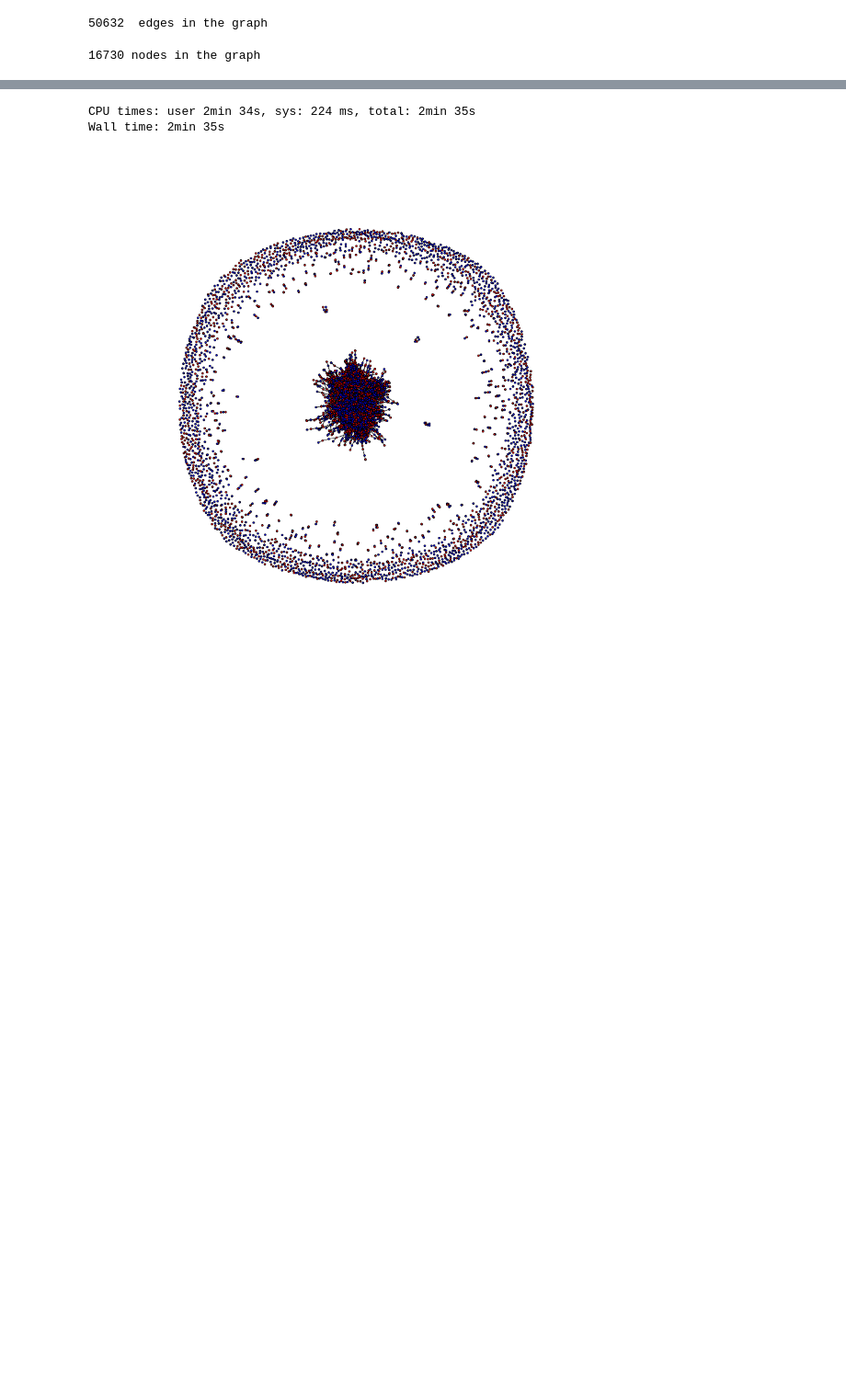
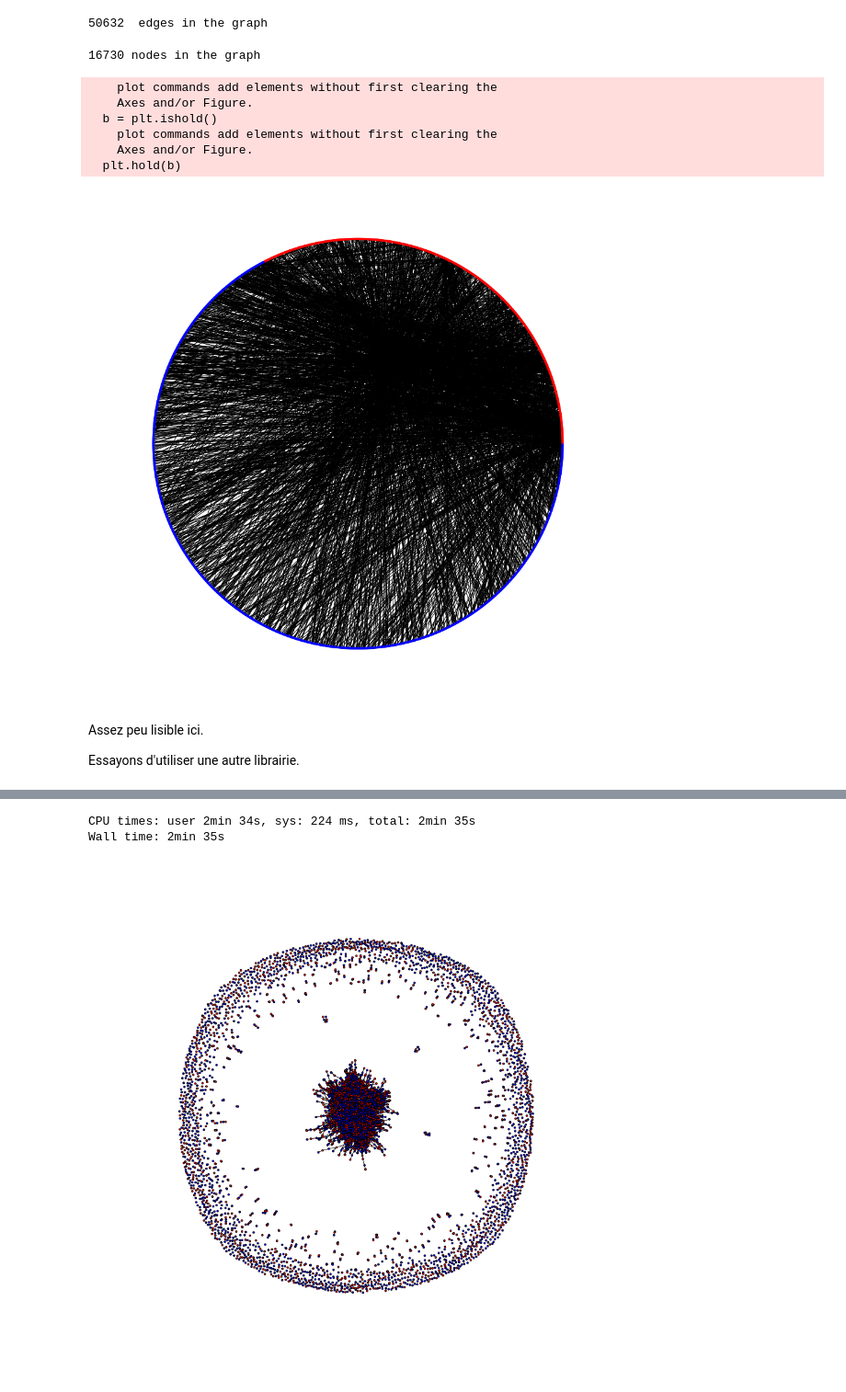
Before and after one commit to jauffretp/sand, a Jupyter notebook: python/Building and visualizing the network.ipynb, the cells around one changed output, grey strips where cells are left out. Shown at 92% size. Drawn from its saved outputs; the diff is of its cells as text; code cells hidden in the pictures; blank space fills up the shorter version.

```diff
--- a/python/Building and visualizing the network.ipynb
+++ b/python/Building and visualizing the network.ipynb
@@ -98,0 +115,15 @@ print(len(G.nodes()), "nodes in the graph")
+# %%
+plt.figure(figsize=(12,12))
+nx.draw_shell(test, node_size=10, node_color = colors)
+# %% [output]
+    plot commands add elements without first clearing the
+    Axes and/or Figure.
+  b = plt.ishold()
+    plot commands add elements without first clearing the
+    Axes and/or Figure.
+  plt.hold(b)
+[figure, added]
+# %% [markdown]
+Assez peu lisible ici.
+
+Essayons d'utiliser une autre librairie.
```
Also changed, not shown: parts of 9 cells of this notebook, 3 other files.
